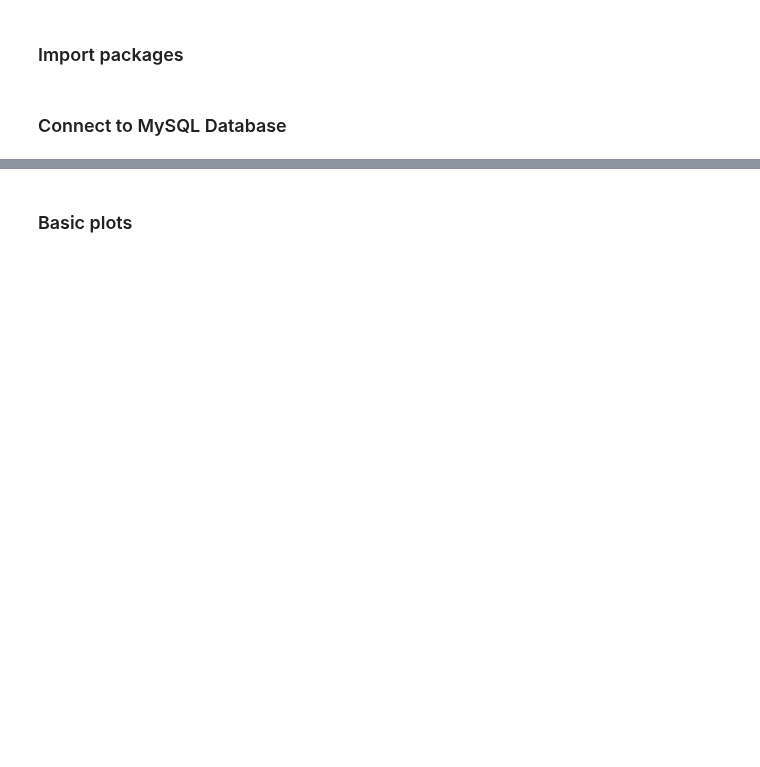
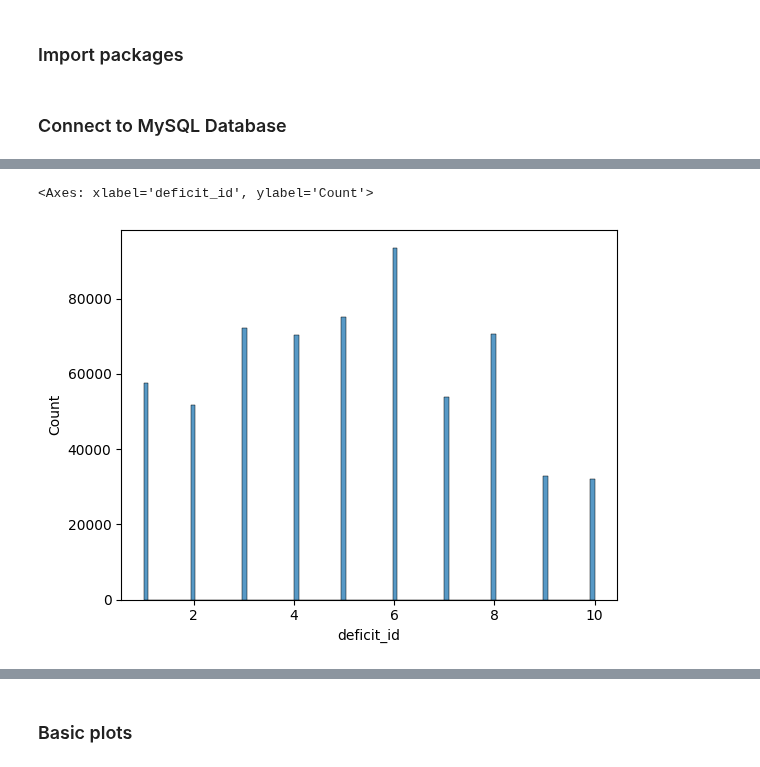
Before and after one commit to twchen88/ct_research, a Jupyter notebook: script.ipynb, the cells around one changed output, grey strips where cells are left out. Cells and saved outputs as stored; diff of their text form; code cells hidden in the pictures; blank space fills up the shorter version.

```diff
--- a/script.ipynb
+++ b/script.ipynb
@@ -39,0 +118,3 @@ SQL(query, con)
+# %%
+context_df_deficit = context_df.groupby(["id"])["deficit_id"].apply(set).reset_index()
+context_df_deficit.head()
@@ -39,0 +128,3 @@ SQL(query, con)
+# %%
+context_df_deficit = context_df_deficit.explode("deficit_id")
+context_df_deficit.head()
@@ -39,0 +138,5 @@ SQL(query, con)
+# %%
+sns.histplot(data=context_df_deficit, x="deficit_id")
+# %% [output]
+<Axes: xlabel='deficit_id', ylabel='Count'>
+[figure, added]
```
Also changed, not shown: parts of 31 cells of this notebook, 5 other files.
